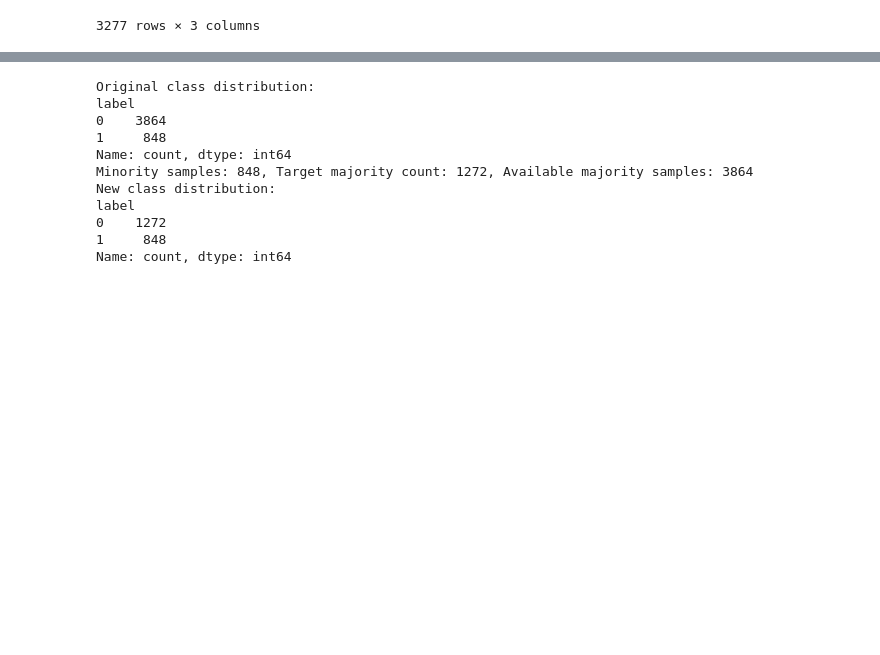
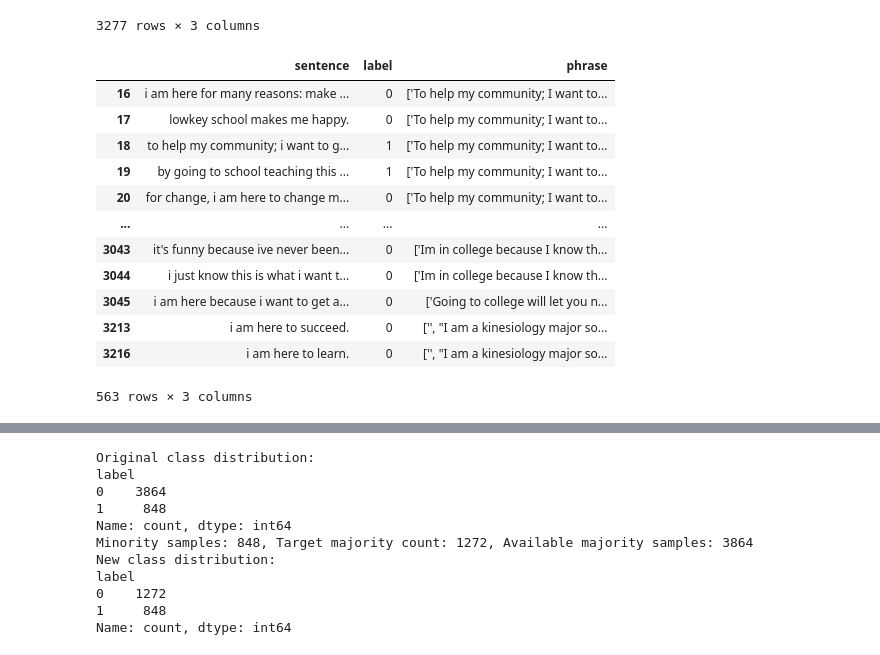
Before and after one commit to gianclbal/ml-alma-taccti, a Jupyter notebook: notebooks/experiments/exp_4_single/Social/Social_model_using_merged_data.ipynb, the cells around one changed output, grey strips where cells are left out. Saved outputs shown, nothing was run; the diff lists cells and outputs as text; code cells hidden in the pictures; blank space fills up the shorter version.

```diff
--- a/notebooks/experiments/exp_4_single/Social/Social_model_using_merged_data.ipynb
+++ b/notebooks/experiments/exp_4_single/Social/Social_model_using_merged_data.ipynb
@@ -89,3 +89,23 @@ merged_social_df
 | 3275 | i truly believe my huge personali... | 0 | ["It then narrows down to the thi... |
 | 3276 | i'm here to share smiles and be a... | 0 | ["It then narrows down to the thi... |
 3277 rows × 3 columns
+# %%
+# Find duplicates in the 'sentence' column
+duplicate_texts = merged_social_df[merged_social_df.duplicated(subset='sentence', keep=False)]
+
+# Display duplicates
+duplicate_texts
+# %% [output]
+|  | sentence | label | phrase |
+| 16 | i am here for many reasons: make ... | 0 | ['To help my community; I want to... |
+| 17 | lowkey school makes me happy. | 0 | ['To help my community; I want to... |
+| 18 | to help my community; i want to g... | 1 | ['To help my community; I want to... |
+| 19 | by going to school teaching this ... | 1 | ['To help my community; I want to... |
+| 20 | for change, i am here to change m... | 0 | ['To help my community; I want to... |
+| ... | ... | ... | ... |
+| 3043 | it's funny because ive never been... | 0 | ['Im in college because I know th... |
+| 3044 | i just know this is what i want t... | 0 | ['Im in college because I know th... |
+| 3045 | i am here because i want to get a... | 0 | ['Going to college will let you n... |
+| 3213 | i am here to succeed. | 0 | ['', "I am a kinesiology major so... |
+| 3216 | i am here to learn. | 0 | ['', "I am a kinesiology major so... |
+563 rows × 3 columns
```
Also changed, not shown: parts of 14 cells of this notebook, 2 other files.
